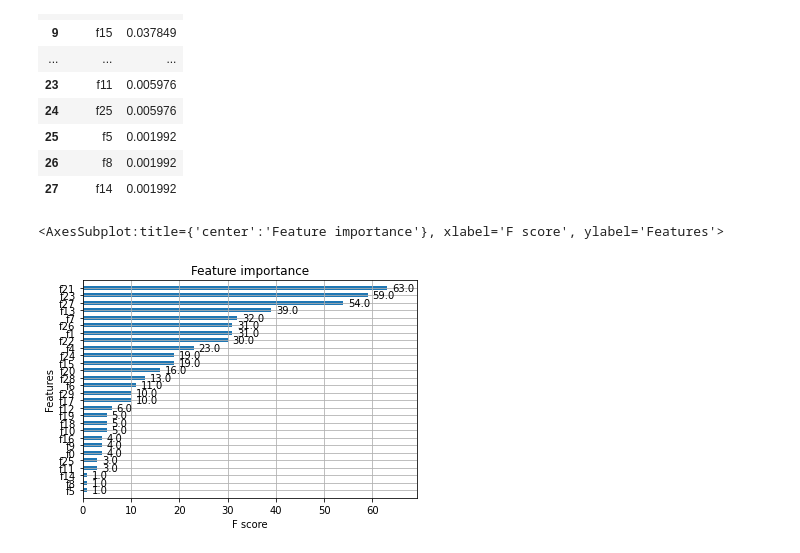
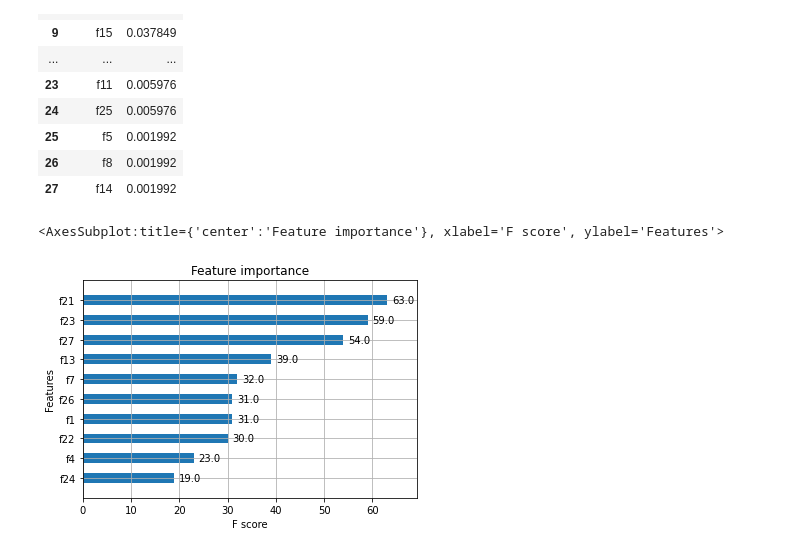
Before and after one commit to xhquant/XGBoost, a Jupyter notebook: xgboost_深入理解xgboost_13.ipynb, the cells around one changed output. Saved outputs shown, nothing was run; the diff lists cells and outputs as text; code cells hidden in the pictures.

```diff
--- a/xgboost_深入理解xgboost_13.ipynb
+++ b/xgboost_深入理解xgboost_13.ipynb
@@ -118,7 +118,7 @@ df
 import matplotlib.pyplot as plt
 %matplotlib inline
 # %%
-xgb.plot_importance(booster, height=0.5)
+xgb.plot_importance(booster, height=0.5, max_num_features=10)
 # %% [output]
 <AxesSubplot:title={'center':'Feature importance'}, xlabel='F score', ylabel='Features'>
-[figure, old version]
+[figure, new version]
```
Also changed, not shown: 4 other files.
